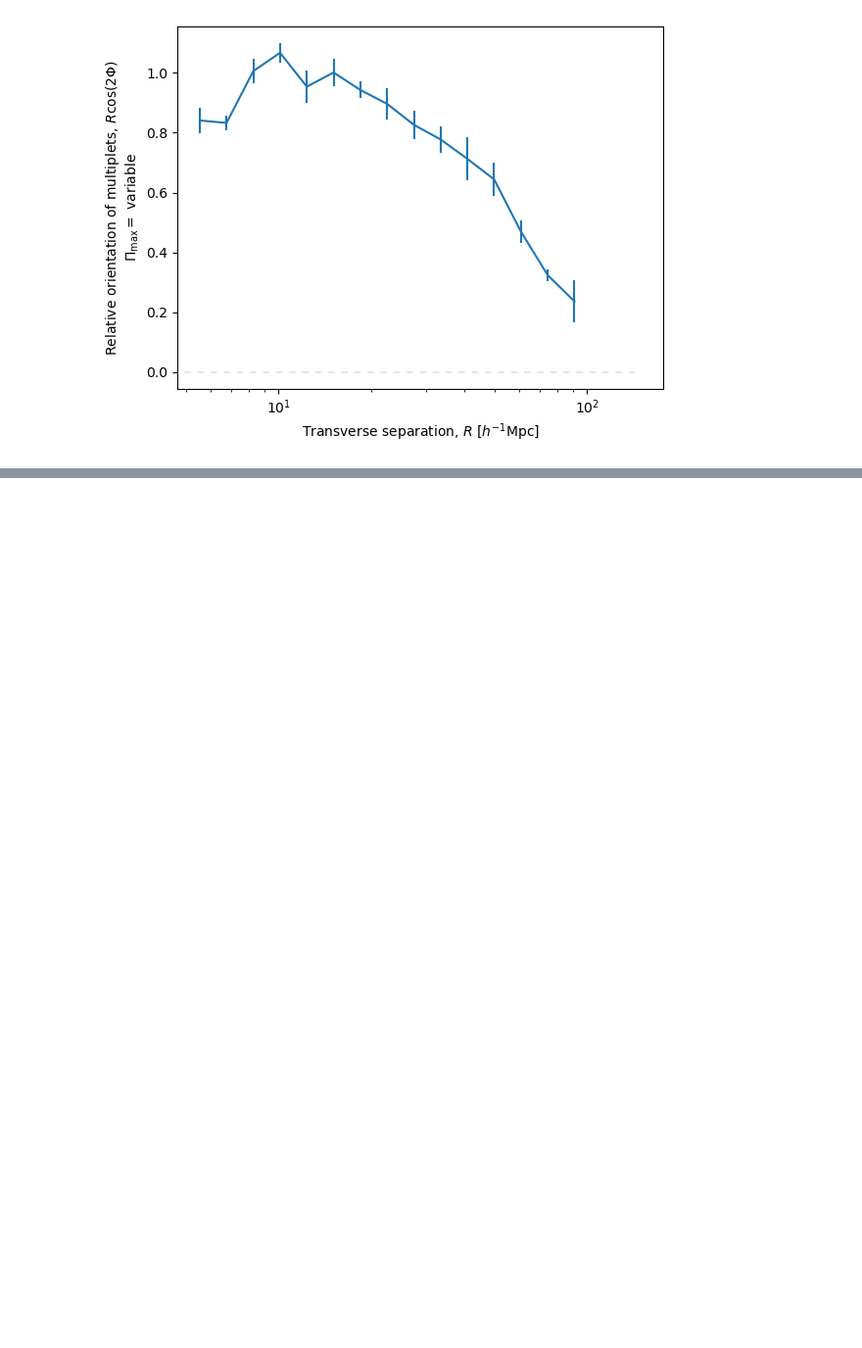
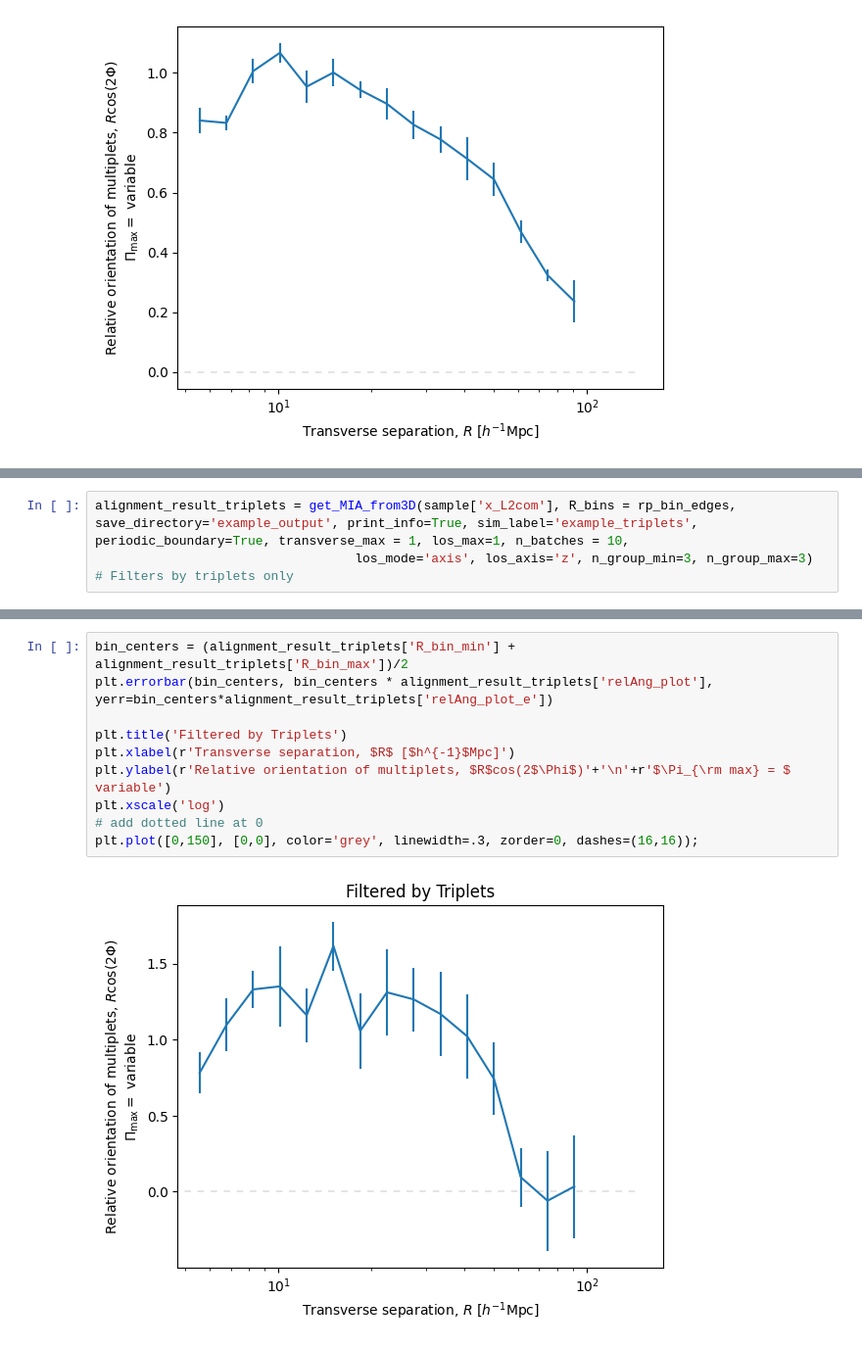
Before and after one commit to cmlamman/spec-IA, a Jupyter notebook: basic_multiplet_alignment-sims.ipynb, the cells around one changed output, grey strips where cells are left out. Shown at 98% size. Cells and saved outputs as stored; diff of their text form; blank space fills up the shorter version.

Commit message:
Added multiplet member count filter to get_MIA_from3D in gal_multiplets.py and to tutorial notebook

```diff
--- a/basic_multiplet_alignment-sims.ipynb
+++ b/basic_multiplet_alignment-sims.ipynb
@@ -95,0 +98,4 @@ plt.plot([0,150], [0,0], color='grey', linewidth=.3, zorder=0, dashes=(16,16));
+# %%
+alignment_result_triplets = get_MIA_from3D(sample['x_L2com'], R_bins = rp_bin_edges, save_directory='example_output', print_info=True, sim_label='example_triplets', periodic_boundary=True, transverse_max = 1, los_max=1, n_batches = 10,
+                                  los_mode='axis', los_axis='z', n_group_min=3, n_group_max=3)
+# Filters by triplets only
@@ -95,0 +114,12 @@ plt.plot([0,150], [0,0], color='grey', linewidth=.3, zorder=0, dashes=(16,16));
+# %%
+bin_centers = (alignment_result_triplets['R_bin_min'] + alignment_result_triplets['R_bin_max'])/2
+plt.errorbar(bin_centers, bin_centers * alignment_result_triplets['relAng_plot'], yerr=bin_centers*alignment_result_triplets['relAng_plot_e'])
+
+plt.title('Filtered by Triplets')
+plt.xlabel(r'Transverse separation, $R$ [$h^{-1}$Mpc]')
+plt.ylabel(r'Relative orientation of multiplets, $R$cos(2$\Phi$)'+'\n'+r'$\Pi_{\rm max} = $ variable')
+plt.xscale('log')
+# add dotted line at 0
+plt.plot([0,150], [0,0], color='grey', linewidth=.3, zorder=0, dashes=(16,16));
+# %% [output]
+[figure, added]
```
Also changed, not shown: parts of 3 cells of this notebook, 6 other files.
